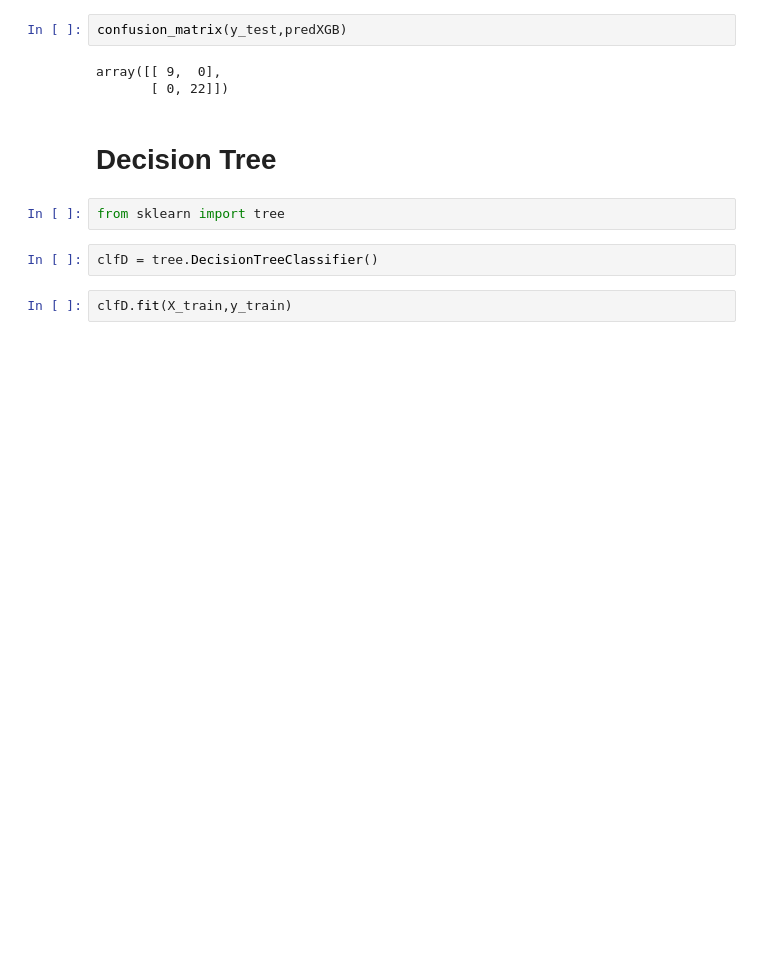
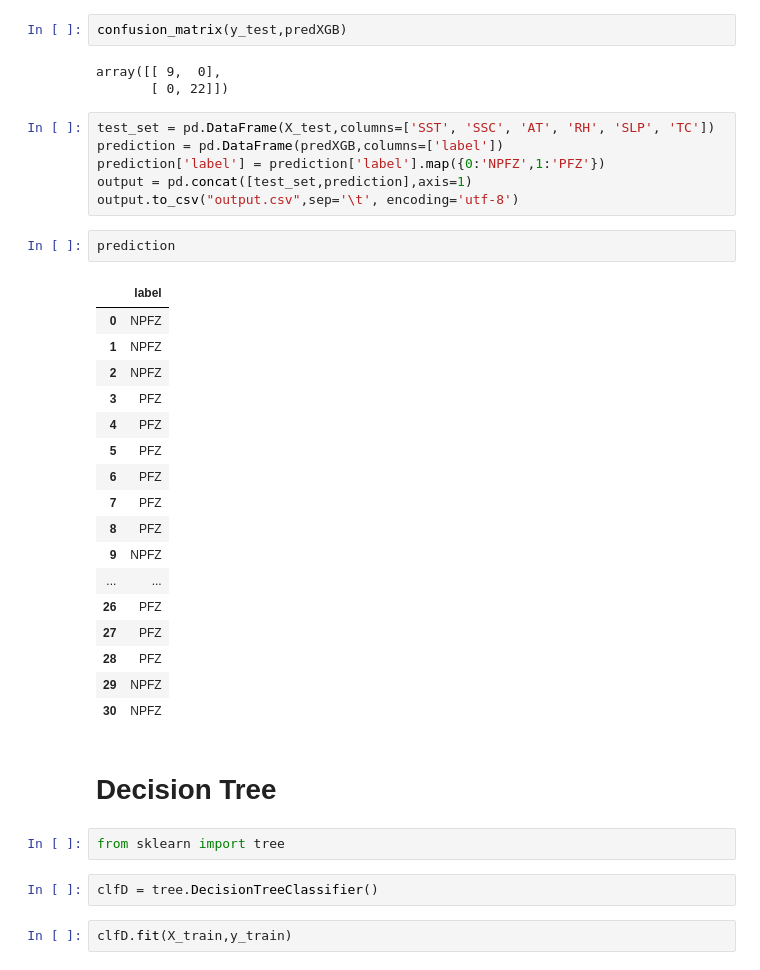
Before and after one commit to Sutirtha2304/Potential-Fishing-Zone-Analysis-Using-Machine-Learning, a Jupyter notebook: modelAnalysis.ipynb, the cells around one changed output. Cells and saved outputs as stored; diff of their text form; blank space fills up the shorter version.

```diff
--- a/modelAnalysis.ipynb
+++ b/modelAnalysis.ipynb
@@ -238,6 +260,32 @@ confusion_matrix(y_test,predXGB)
 # %% [output]
 array([[ 9,  0],
        [ 0, 22]])
+# %%
+test_set = pd.DataFrame(X_test,columns=['SST', 'SSC', 'AT', 'RH', 'SLP', 'TC'])
+prediction = pd.DataFrame(predXGB,columns=['label'])
+prediction['label'] = prediction['label'].map({0:'NPFZ',1:'PFZ'})
+output = pd.concat([test_set,prediction],axis=1)
+output.to_csv("output.csv",sep='\t', encoding='utf-8')
+# %%
+prediction
+# %% [output]
+|  | label |
+| 0 | NPFZ |
+| 1 | NPFZ |
+| 2 | NPFZ |
+| 3 | PFZ |
+| 4 | PFZ |
+| 5 | PFZ |
+| 6 | PFZ |
+| 7 | PFZ |
+| 8 | PFZ |
+| 9 | NPFZ |
+| ... | ... |
+| 26 | PFZ |
+| 27 | PFZ |
+| 28 | PFZ |
+| 29 | NPFZ |
+| 30 | NPFZ |
 # %% [markdown]
 # Decision Tree
 # %%
```
Also changed, not shown: parts of 4 cells of this notebook.
